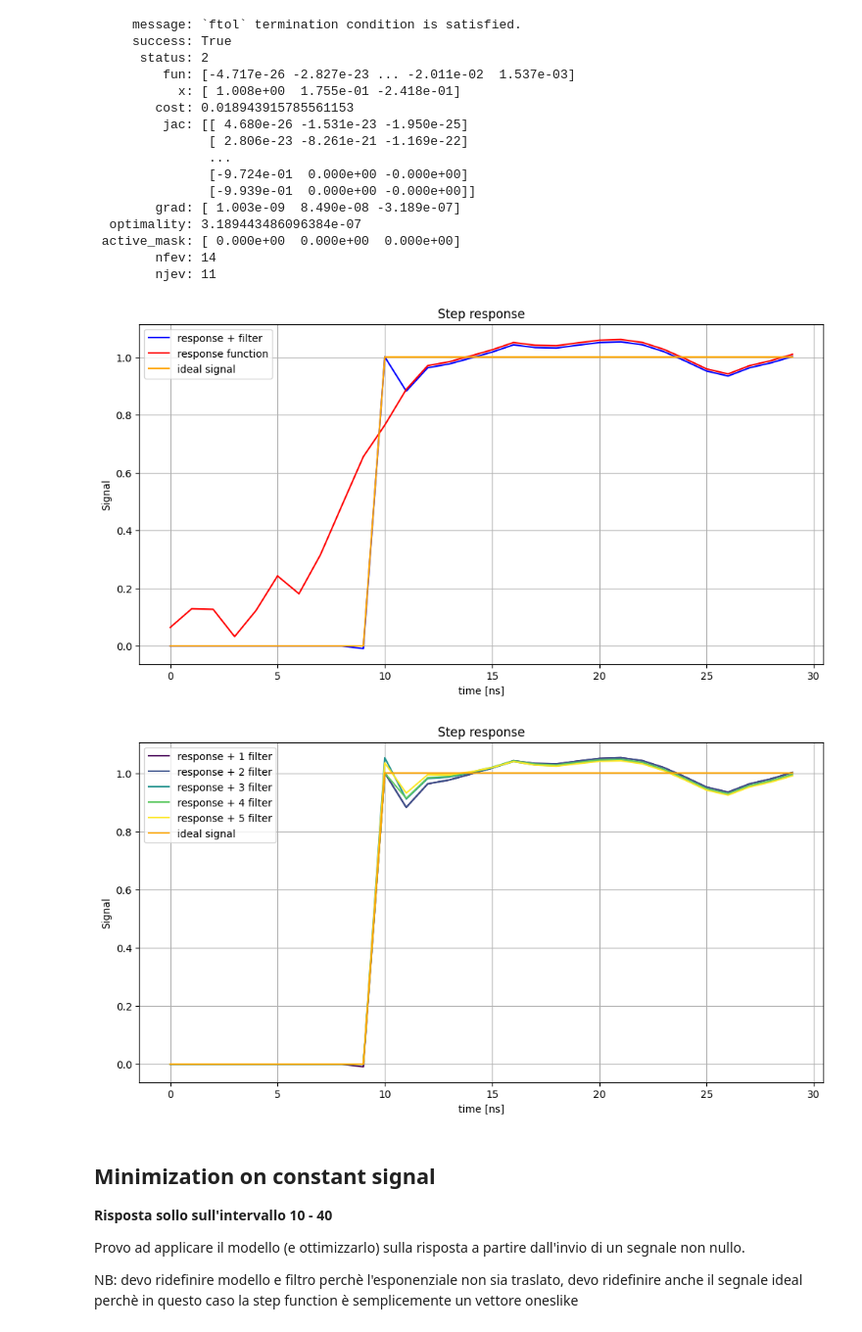
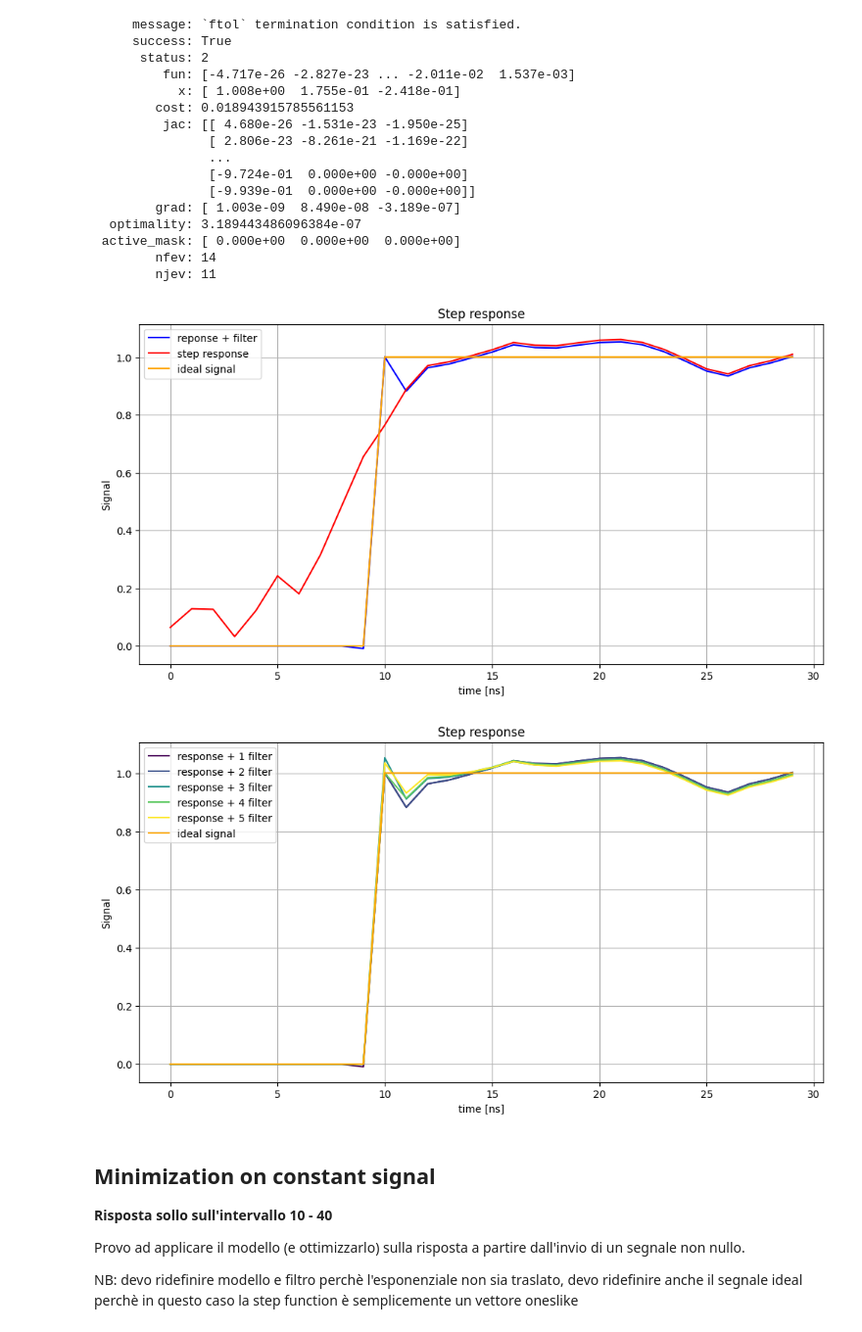
Before and after one commit to ElStabilini/cryoscope_tests, a Jupyter notebook: 5_IIR_inverse.ipynb, the cells around one changed output. Shown: that part at 98% size. Saved outputs shown, nothing was run; the diff lists cells and outputs as text; code cells hidden in the pictures.

```diff
--- a/5_IIR_inverse.ipynb
+++ b/5_IIR_inverse.ipynb
@@ -90,12 +57,13 @@ def residuals(params, t, data):
 # %%
 initial_guess = [1, 1, 1]
 t = np.arange(0,30,1)
+start = 10
 step_response = result_svg_no_dem[4].step_response["D1"][0:30]
 print(len(step_response))
 # %% [output]
 30
 # %%
-result = least_squares(residuals, initial_guess, args=(t, step_response))
+result = least_squares(residuals_inverse_IIR, initial_guess, args=(t, start, step_response))
 print(result)
 # %% [output]
      message: `ftol` termination condition is satisfied.
@@ -114,3 +82,16 @@ print(result)
  active_mask: [ 0.000e+00  0.000e+00  0.000e+00]
         nfev: 14
         njev: 11
+# %%
+filtered_response = Signal(
+    inverse_model_IIR(result.x, t, start, step_response),
+    label="reponse + filter")
+
+response = Signal(
+    step_response,
+    label="step response"
+)
+
+plot_signal_filtered(filtered_response, response, t, start)
+# %% [output]
+[figure, added]
@@ -117,8 +110,12 @@ print(result)
 # %%
+step_response = result_svg_no_dem[4].step_response["D1"][10:40]
+colors = plt.cm.viridis(np.linspace(0, 1, len(responses)))
+
 plt.figure(figsize=(12, 6))
-plt.plot(t, model(result.x, t, step_response), color = "blue", label="response + filter")
-plt.plot(step_response, color = "red", label="response function")
-plt.plot(t, step(t), color = "orange", label="ideal signal" )
+
+for i, resp in enumerate(responses):
+    plt.plot(t, resp, color=colors[i], label=f"response + {i+1} filter")
+plt.plot(t, step(t, start), color="orange", label="ideal signal")
 plt.xlabel("time [ns]")
 plt.ylabel("Signal")
 plt.title("Step response")
@@ -126,4 +123,4 @@ plt.legend()
 plt.grid()
 plt.show()
 # %% [output]
-[figure, old version]
+[figure, new version]
@@ -140,21 +127,3 @@ for i in range(5):
-# %%
-step_response = result_svg_no_dem[4].step_response["D1"][10:40]
-colors = plt.cm.viridis(np.linspace(0, 1, len(responses)))
-
-plt.figure(figsize=(12, 6))
-
-for i, resp in enumerate(responses):
-    plt.plot(t, resp, color=colors[i], label=f"response + {i+1} filter")
-#plt.plot(step_response, color="red", label="response function")
-plt.plot(t, step(t), color="orange", label="ideal signal")
-plt.xlabel("time [ns]")
-plt.ylabel("Signal")
-plt.title("Step response")
-plt.legend()
-plt.grid()
-plt.show()
-# %% [output]
-[figure, removed]
 # %% [markdown]
 ## Minimization on constant signal
 
```
Also changed, not shown: parts of 17 cells of this notebook, 9 other files.
